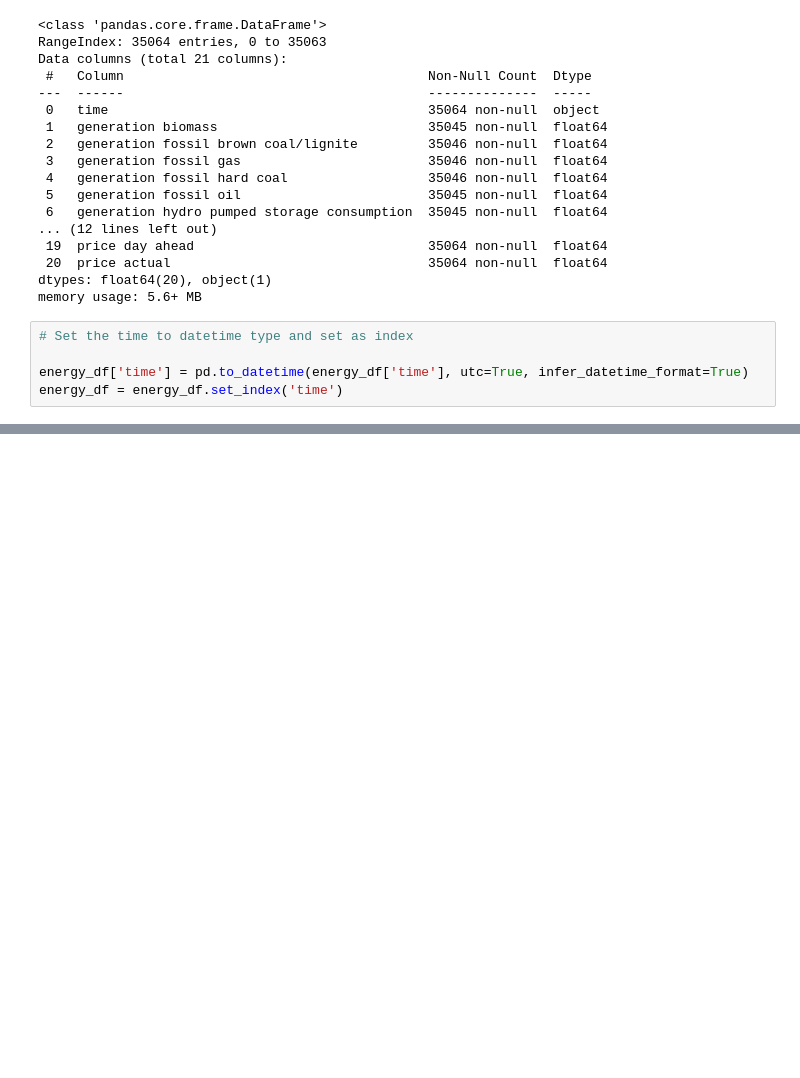
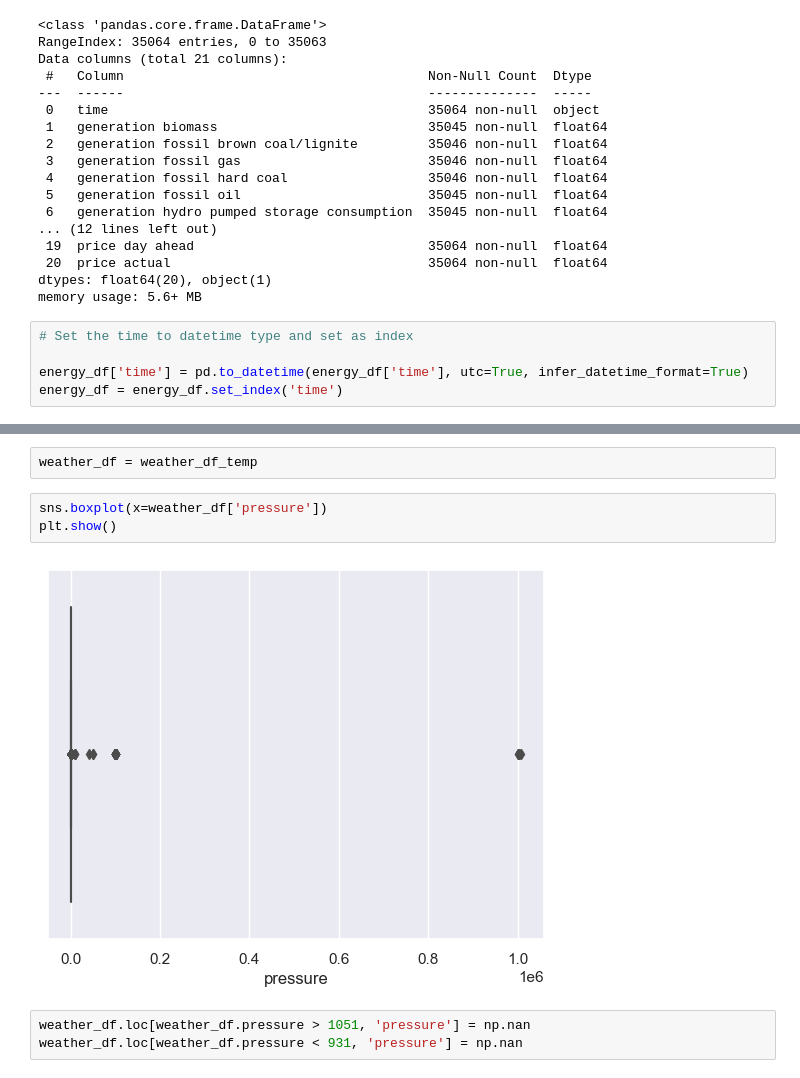
Before and after one commit to jwhogg/Airflow-local-stack, a Jupyter notebook: experiments/EDA_1_ML_EPF.ipynb, the cells around one changed output, grey strips where cells are left out. Saved outputs shown, nothing was run; the diff lists cells and outputs as text; blank space fills up the shorter version.

```diff
--- a/experiments/EDA_1_ML_EPF.ipynb
+++ b/experiments/EDA_1_ML_EPF.ipynb
@@ -125,0 +483,10 @@ energy_df = energy_df.set_index('time')
+# %%
+weather_df = weather_df_temp
+# %%
+sns.boxplot(x=weather_df['pressure'])
+plt.show()
+# %% [output]
+[figure, added]
+# %%
+weather_df.loc[weather_df.pressure > 1051, 'pressure'] = np.nan
+weather_df.loc[weather_df.pressure < 931, 'pressure'] = np.nan
```
Also changed, not shown: parts of 44 cells of this notebook, 6 other files.
